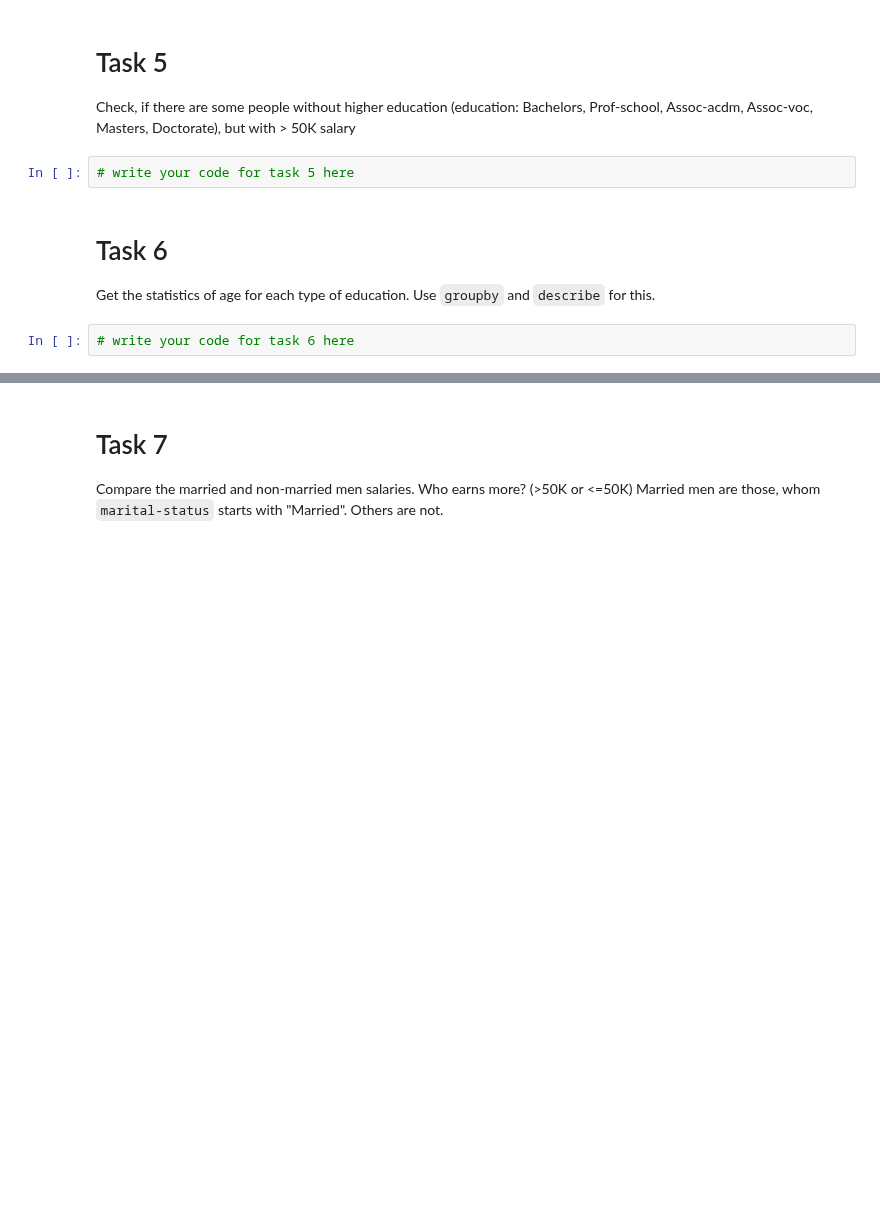
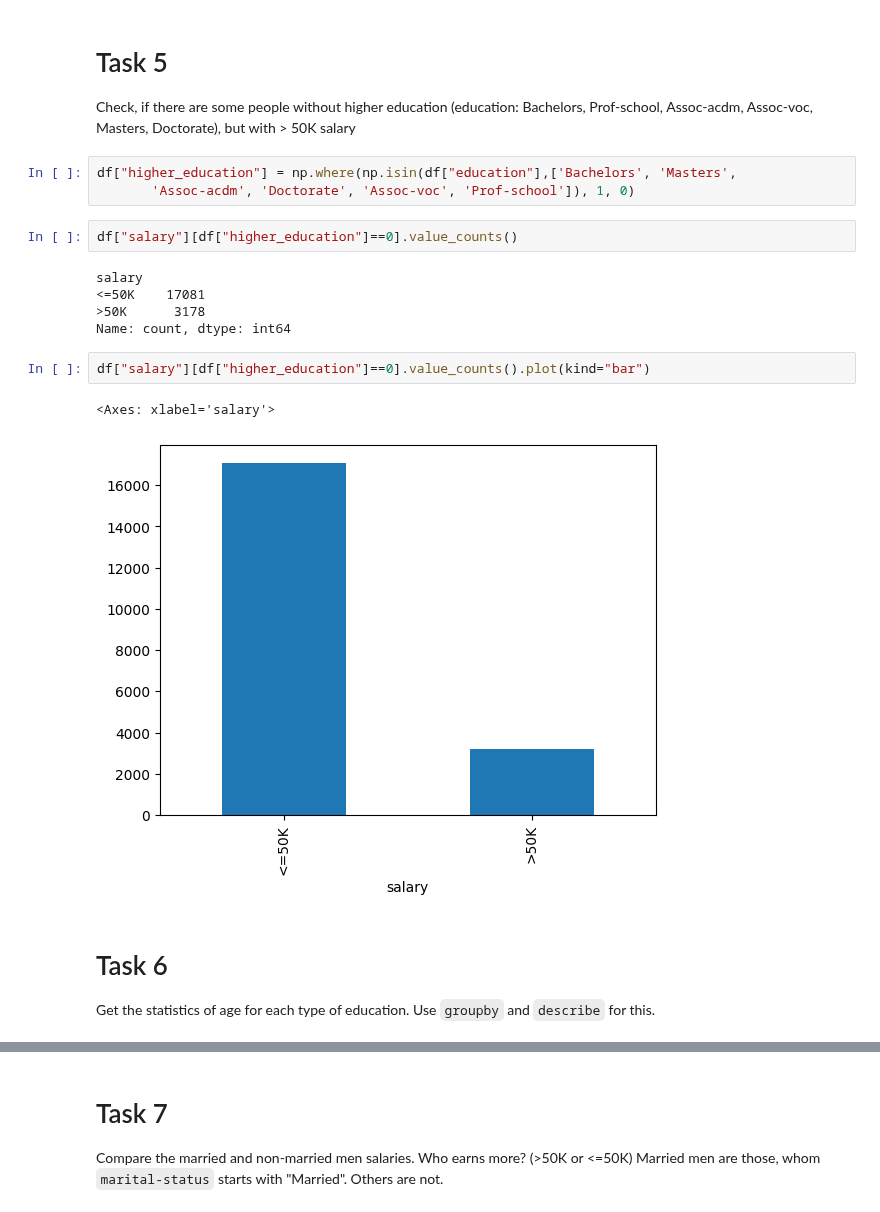
Before and after one commit to mate-academy/py-adult-data-analysis, a Jupyter notebook: app/main.ipynb, the cells around one changed output, grey strips where cells are left out. Drawn from its saved outputs; the diff is of its cells as text; blank space fills up the shorter version.

```diff
--- a/app/main.ipynb
+++ b/app/main.ipynb
@@ -41,10 +129,21 @@ Get the mean and standard deviation of the age for people who earn > 50K per yea
 # %% [markdown]
 # Task 5
 Check, if there are some people without higher education (education: Bachelors, Prof-school, Assoc-acdm, Assoc-voc, Masters, Doctorate), but with > 50K salary
-# %%
-# write your code for task 5 here
+# %%
+df["higher_education"] = np.where(np.isin(df["education"],['Bachelors', 'Masters',
+       'Assoc-acdm', 'Doctorate', 'Assoc-voc', 'Prof-school']), 1, 0)
+# %%
+df["salary"][df["higher_education"]==0].value_counts()
+# %% [output]
+salary
+<=50K    17081
+>50K      3178
+Name: count, dtype: int64
+# %%
+df["salary"][df["higher_education"]==0].value_counts().plot(kind="bar")
+# %% [output]
+<Axes: xlabel='salary'>
+[figure, added]
 # %% [markdown]
 # Task 6
 Get the statistics of age for each type of education. Use `groupby` and `describe` for this.
-# %%
-# write your code for task 6 here
```
Also changed, not shown: parts of 41 cells of this notebook.
